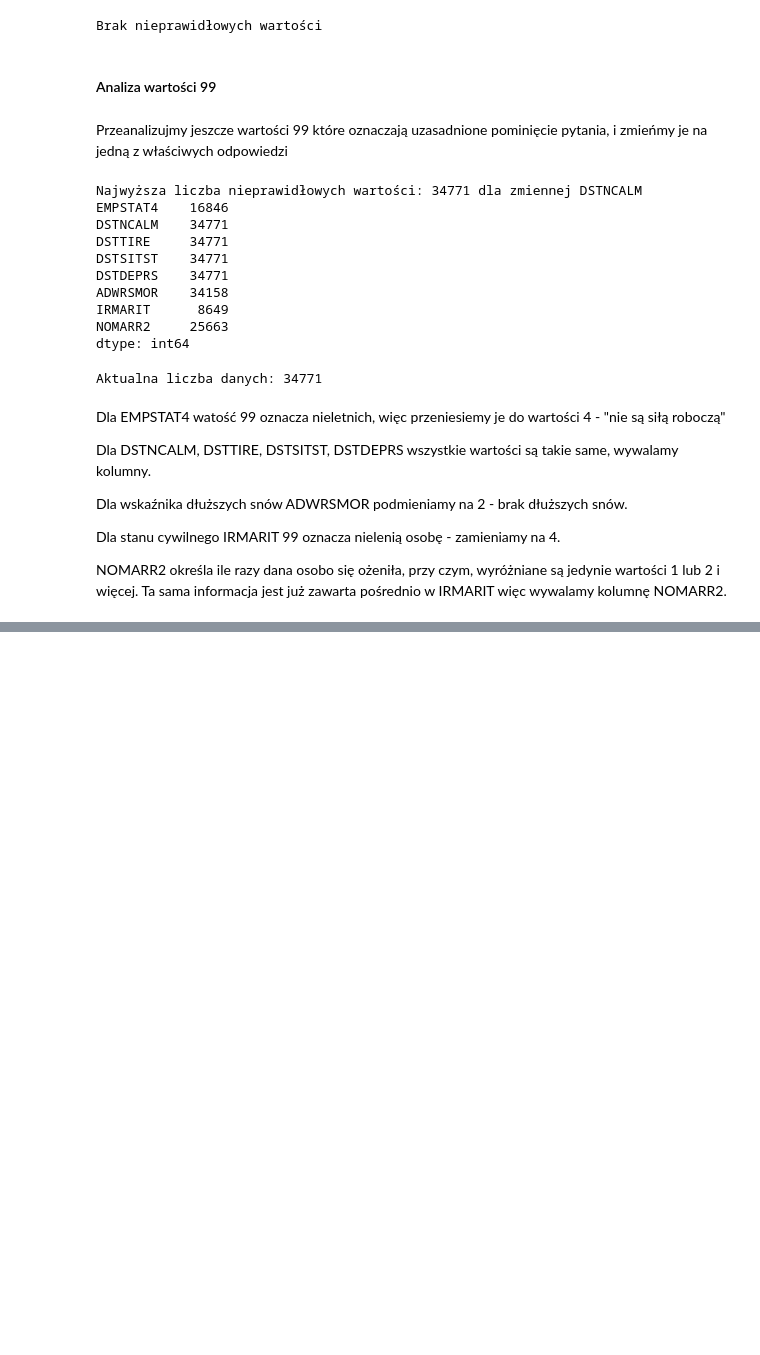
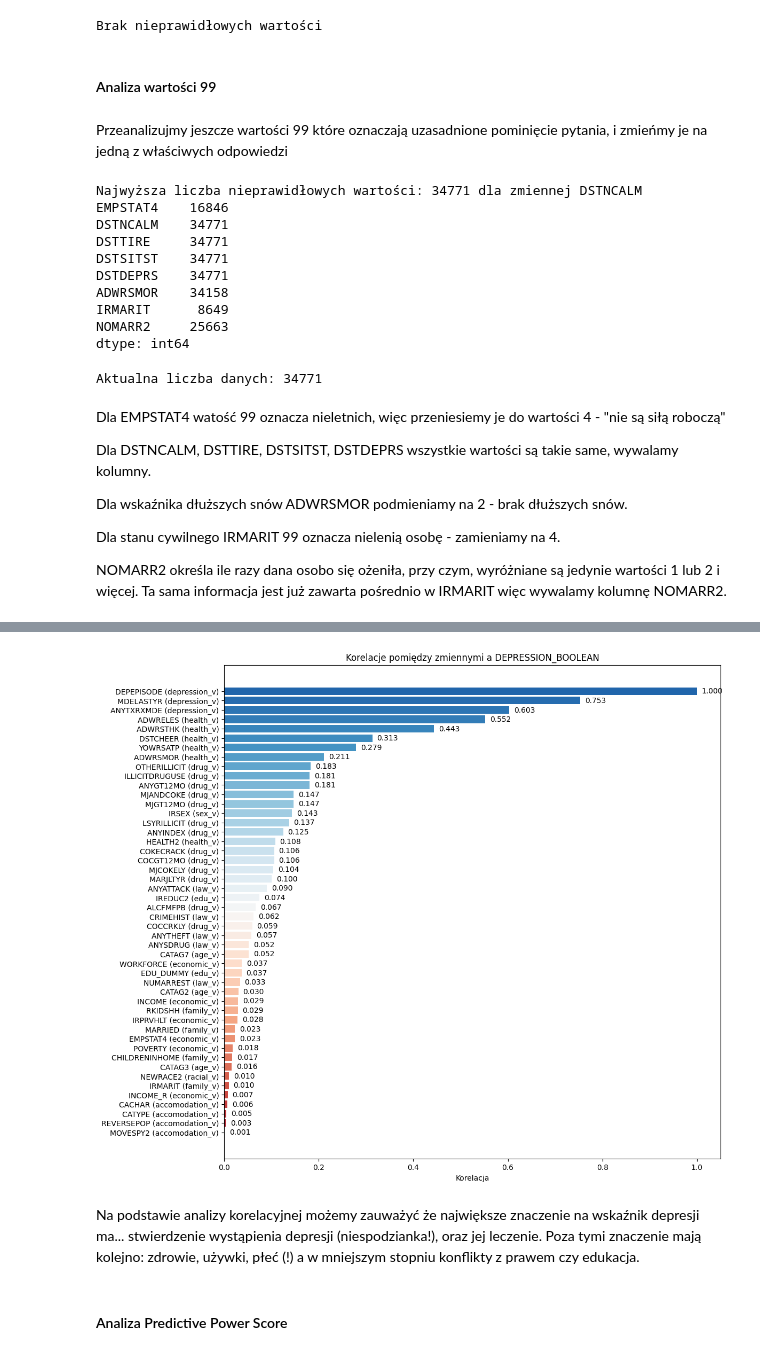
Before and after one commit to szymonzalas/EDA_Project2, a Jupyter notebook: Szymon_Zalas.ipynb, the cells around one changed output, grey strips where cells are left out. Drawn from its saved outputs; the diff is of its cells as text; code cells hidden in the pictures; blank space fills up the shorter version.

```diff
--- a/Szymon_Zalas.ipynb
+++ b/Szymon_Zalas.ipynb
@@ -1047,0 +1056,2 @@ main_df['IRMARIT'].value_counts()
+# %%
+main_df = main_df.drop(columns='NOMARR2')
@@ -1047,0 +1086,3 @@ main_df['IRMARIT'].value_counts()
+# %%
+main_df['DEPRESSION_BOOLEAN'] = np.where(main_df['DEPRESSIONINDEX'] >= 5, 1, 0)
+main_df['DEPRESSION_BOOLEAN'].value_counts()
@@ -1047,0 +1131,15 @@ main_df['IRMARIT'].value_counts()
+# %%
+results_corr = {}
+
+for category_name, category_vars in categories.items():
+    valid_vars = [var for var in category_vars if var in main_df.columns]
+    if not valid_vars:
+        continue
+    category_df = main_df[valid_vars + target_vars]
+    correlations = category_df.corr()[target_vars]
+    correlations = correlations.drop(target_vars, axis=0)
+    results_corr[category_name] = correlations.abs().sort_values(by=target_vars, ascending=False)
+
+for category, corr in results_corr.items():
+    print(f"\n{category.upper()} korelacje kategorii:")
+    print(corr)
@@ -1047,0 +1164,31 @@ main_df['IRMARIT'].value_counts()
+# %%
+target='DEPRESSION_BOOLEAN'
+corr_list = []
+all_corr=None
+category_corr=None
+
+for category, corr_df in results_corr.items():
+    category_corr = corr_df[target]
+    category_corr.index = [f"{idx} ({category})" for idx in category_corr.index]
+    corr_list.append(category_corr)
+all_corr = pd.concat(corr_list)
+all_corr = all_corr.reindex(all_corr.abs().sort_values().index)
+
+plt.figure(figsize=(12, 12))
+colors = plt.cm.RdBu(np.linspace(0.1, 0.9, len(all_corr)))
+bars = plt.barh(range(len(all_corr)), all_corr, color=colors)
+
+plt.yticks(range(len(all_corr)), all_corr.index)
+plt.xlabel('Korelacja')
+plt.title(f'Korelacje pomiędzy zmiennymi a {target}')
+plt.axvline(x=0, color='black', linestyle='-', linewidth=0.5)
+
+for i, v in enumerate(all_corr):
+    plt.text(v + (0.01 if v >= 0 else -0.01),
+             i,
+             f'{v:.3f}',
+             va='center',
+             ha='left' if v >= 0 else 'right')
+plt.show()
+# %% [output]
+[figure, added]
@@ -1047,0 +1257,4 @@ main_df['IRMARIT'].value_counts()
+# %% [markdown]
+Na podstawie analizy korelacyjnej możemy zauważyć że największe znaczenie na wskaźnik depresji ma... stwierdzenie wystąpienia depresji (niespodzianka!), oraz jej leczenie. Poza tymi znaczenie mają kolejno: zdrowie, używki, płeć (!) a w mniejszym stopniu konflikty z prawem czy edukacja.
+# %% [markdown]
+#### Analiza Predictive Power Score
```
Also changed, not shown: parts of 67 cells of this notebook, 1 other file.
